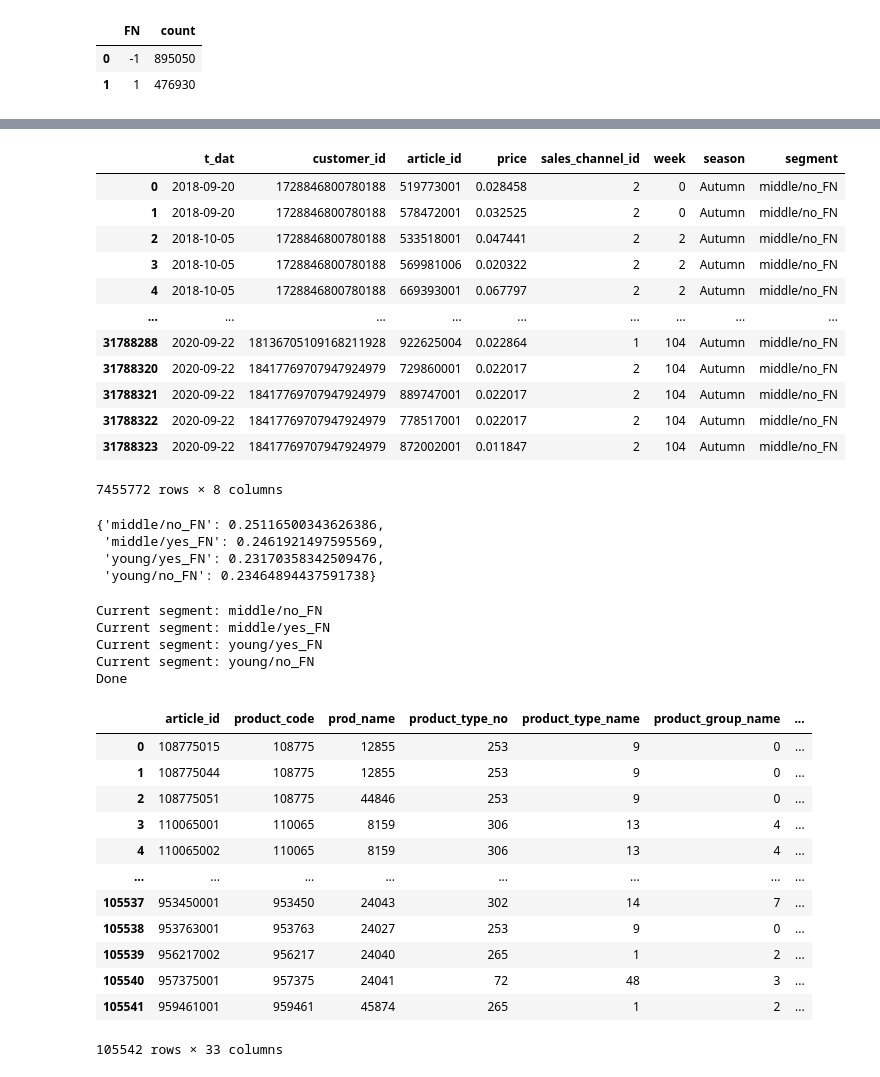
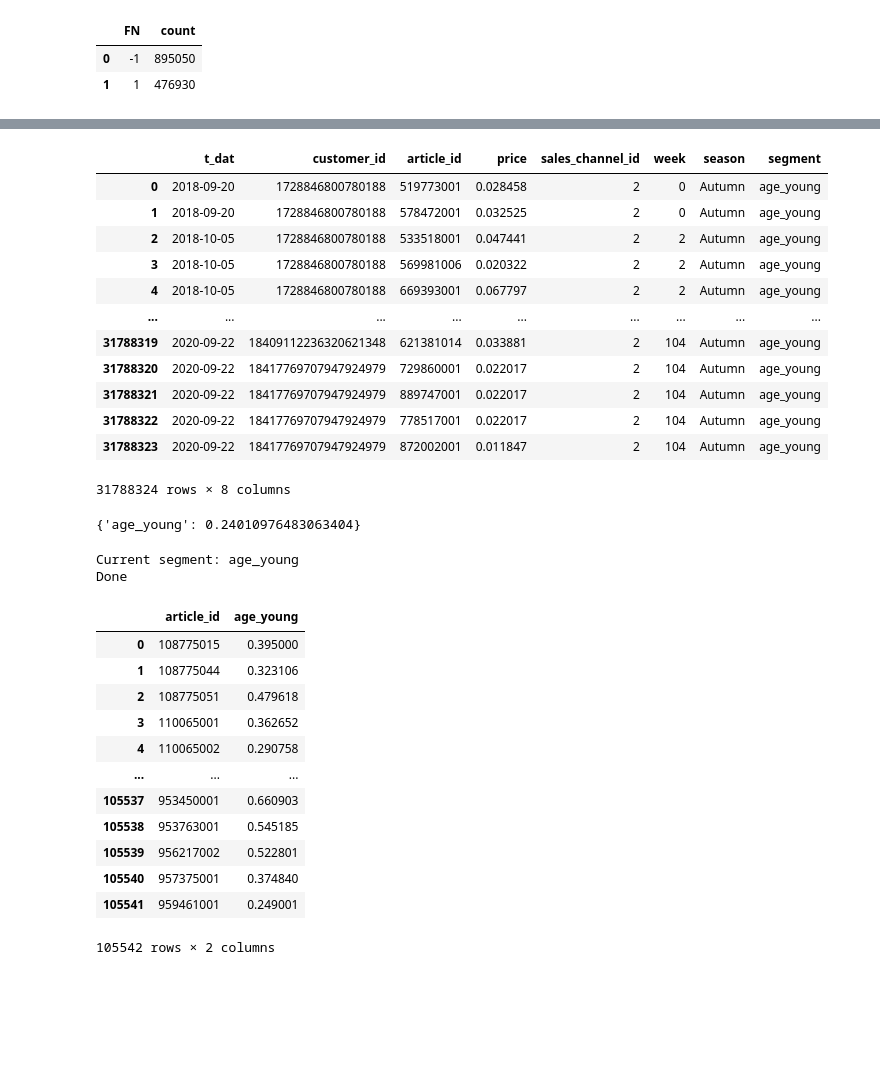
Before and after one commit to LienM/ai-project-23-24, a Jupyter notebook: ArnoDeKeersmaeker/Research/Research2.ipynb, the cells around one changed output, grey strips where cells are left out. Drawn from its saved outputs; the diff is of its cells as text; code cells hidden in the pictures; blank space fills up the shorter version.

```diff
--- a/ArnoDeKeersmaeker/Research/Research2.ipynb
+++ b/ArnoDeKeersmaeker/Research/Research2.ipynb
@@ -100,9 +100,9 @@ customers.groupby(["FN"]).size().reset_index(name="count")
 # %%
 # Define customer segments. Defined columns need to exist for customer
 segments = {
-    "age" : {float(age): "young" if age < 35 else "middle" for age in range(0,120)},
-    "FN" : {1.0 : "yes_FN", -1.0: "no_FN"},
-    # "age" : {float(age): "age_young" for age in range(0,120)}
+    # "age" : {float(age): "young" if age < 35 else "middle" for age in range(0,120)},
+    # "FN" : {1.0 : "yes_FN", -1.0: "no_FN"},
+    "age" : {float(age): "age_young" for age in range(0,120)}
 }
 
 for column in segments.keys():
@@ -163,18 +163,18 @@ dict_keys(['middle/no_FN', 'middle/yes_FN', 'young/yes_FN', 'young/no_FN'])
 next(iter(transactions_per_segment.values()))
 # %% [output]
 |  | t_dat | customer_id | article_id | price | sales_channel_id | week | season | segment |
-| 0 | 2018-09-20 | 1728846800780188 | 519773001 | 0.028458 | 2 | 0 | Autumn | middle/no_FN |
-| 1 | 2018-09-20 | 1728846800780188 | 578472001 | 0.032525 | 2 | 0 | Autumn | middle/no_FN |
-| 2 | 2018-10-05 | 1728846800780188 | 533518001 | 0.047441 | 2 | 2 | Autumn | middle/no_FN |
-| 3 | 2018-10-05 | 1728846800780188 | 569981006 | 0.020322 | 2 | 2 | Autumn | middle/no_FN |
-| 4 | 2018-10-05 | 1728846800780188 | 669393001 | 0.067797 | 2 | 2 | Autumn | middle/no_FN |
+| 0 | 2018-09-20 | 1728846800780188 | 519773001 | 0.028458 | 2 | 0 | Autumn | age_young |
+| 1 | 2018-09-20 | 1728846800780188 | 578472001 | 0.032525 | 2 | 0 | Autumn | age_young |
+| 2 | 2018-10-05 | 1728846800780188 | 533518001 | 0.047441 | 2 | 2 | Autumn | age_young |
+| 3 | 2018-10-05 | 1728846800780188 | 569981006 | 0.020322 | 2 | 2 | Autumn | age_young |
+| 4 | 2018-10-05 | 1728846800780188 | 669393001 | 0.067797 | 2 | 2 | Autumn | age_young |
 | ... | ... | ... | ... | ... | ... | ... | ... | ... |
-| 31788288 | 2020-09-22 | 18136705109168211928 | 922625004 | 0.022864 | 1 | 104 | Autumn | middle/no_FN |
-| 31788320 | 2020-09-22 | 18417769707947924979 | 729860001 | 0.022017 | 2 | 104 | Autumn | middle/no_FN |
-| 31788321 | 2020-09-22 | 18417769707947924979 | 889747001 | 0.022017 | 2 | 104 | Autumn | middle/no_FN |
-| 31788322 | 2020-09-22 | 18417769707947924979 | 778517001 | 0.022017 | 2 | 104 | Autumn | middle/no_FN |
-| 31788323 | 2020-09-22 | 18417769707947924979 | 872002001 | 0.011847 | 2 | 104 | Autumn | middle/no_FN |
+| 31788319 | 2020-09-22 | 18409112236320621348 | 621381014 | 0.033881 | 2 | 104 | Autumn | age_young |
+| 31788320 | 2020-09-22 | 18417769707947924979 | 729860001 | 0.022017 | 2 | 104 | Autumn | age_young |
+| 31788321 | 2020-09-22 | 18417769707947924979 | 889747001 | 0.022017 | 2 | 104 | Autumn | age_young |
+| 31788322 | 2020-09-22 | 18417769707947924979 | 778517001 | 0.022017 | 2 | 104 | Autumn | age_young |
+| 31788323 | 2020-09-22 | 18417769707947924979 | 872002001 | 0.011847 | 2 | 104 | Autumn | age_young |
-7455772 rows × 8 columns
+31788324 rows × 8 columns
 # %%
 # for each segment, find the relative size of the current season compared to all seasons
 
@@ -188,10 +188,7 @@ for segment_name, segment in transactions_per_segment.items():
 
 relative_size_per_segment
 # %% [output]
-{'middle/no_FN': 0.25116500343626386,
- 'middle/yes_FN': 0.2461921497595569,
- 'young/yes_FN': 0.23170358342509476,
- 'young/no_FN': 0.23464894437591738}
+{'age_young': 0.24010976483063404}
 # %%
 all_scores = {}
 all_scores2 = {}
@@ -230,10 +227,7 @@ for segment_name, segment_transactions in transactions_per_segment.items():
         all_scores[(segment_name, feature)] = seasonal_sales_by_type.set_index("feature").to_dict()["season_ratio"]
 print("Done")
 # %% [output]
-Current segment: middle/no_FN
-Current segment: middle/yes_FN
-Current segment: young/yes_FN
-Current segment: young/no_FN
+Current segment: age_young
 Done
 # %%
 # Calculate the season compatibility scores for each article
@@ -250,30 +244,30 @@ def create_article_scores(article):
             result[i] += score_table[feature_value]
     return pd.Series(result)
 # %%
-articles_scores = articles.copy()
+articles_scores = pd.DataFrame(articles["article_id"]) # create a dataframe with only the article id
 
 # article gets extra columns: for each segment, the score of the article for that segment
-articles_scores[segment_names] = articles_scores.apply(create_article_scores, axis=1, result_type="expand")
+articles_scores[segment_names] = articles.apply(create_article_scores, axis=1, result_type="expand")
 
 # normalize the scores
 for segment_name in segment_names:
-    articles_scores[segment_name + "x"] = MinMaxScaler().fit_transform(articles_scores[[segment_name]])
+    articles_scores[segment_name] = MinMaxScaler().fit_transform(articles_scores[[segment_name]])
 
 articles_scores
 # %% [output]
-|  | article_id | product_code | prod_name | product_type_no | product_type_name | product_group_name | ... |
-| 0 | 108775015 | 108775 | 12855 | 253 | 9 | 0 | ... |
-| 1 | 108775044 | 108775 | 12855 | 253 | 9 | 0 | ... |
-| 2 | 108775051 | 108775 | 44846 | 253 | 9 | 0 | ... |
-| 3 | 110065001 | 110065 | 8159 | 306 | 13 | 4 | ... |
-| 4 | 110065002 | 110065 | 8159 | 306 | 13 | 4 | ... |
-| ... | ... | ... | ... | ... | ... | ... | ... |
-| 105537 | 953450001 | 953450 | 24043 | 302 | 14 | 7 | ... |
-| 105538 | 953763001 | 953763 | 24027 | 253 | 9 | 0 | ... |
-| 105539 | 956217002 | 956217 | 24040 | 265 | 1 | 2 | ... |
-| 105540 | 957375001 | 957375 | 24041 | 72 | 48 | 3 | ... |
-| 105541 | 959461001 | 959461 | 45874 | 265 | 1 | 2 | ... |
+|  | article_id | age_young |
+| 0 | 108775015 | 0.395000 |
+| 1 | 108775044 | 0.323106 |
+| 2 | 108775051 | 0.479618 |
+| 3 | 110065001 | 0.362652 |
+| 4 | 110065002 | 0.290758 |
+| ... | ... | ... |
+| 105537 | 953450001 | 0.660903 |
+| 105538 | 953763001 | 0.545185 |
+| 105539 | 956217002 | 0.522801 |
+| 105540 | 957375001 | 0.374840 |
+| 105541 | 959461001 | 0.249001 |
-105542 rows × 33 columns
+105542 rows × 2 columns
 # %%
 articles_scores.to_parquet(path + 'articles_edited2.parquet')
 # %%
```
Also changed, not shown: parts of 18 cells of this notebook.
